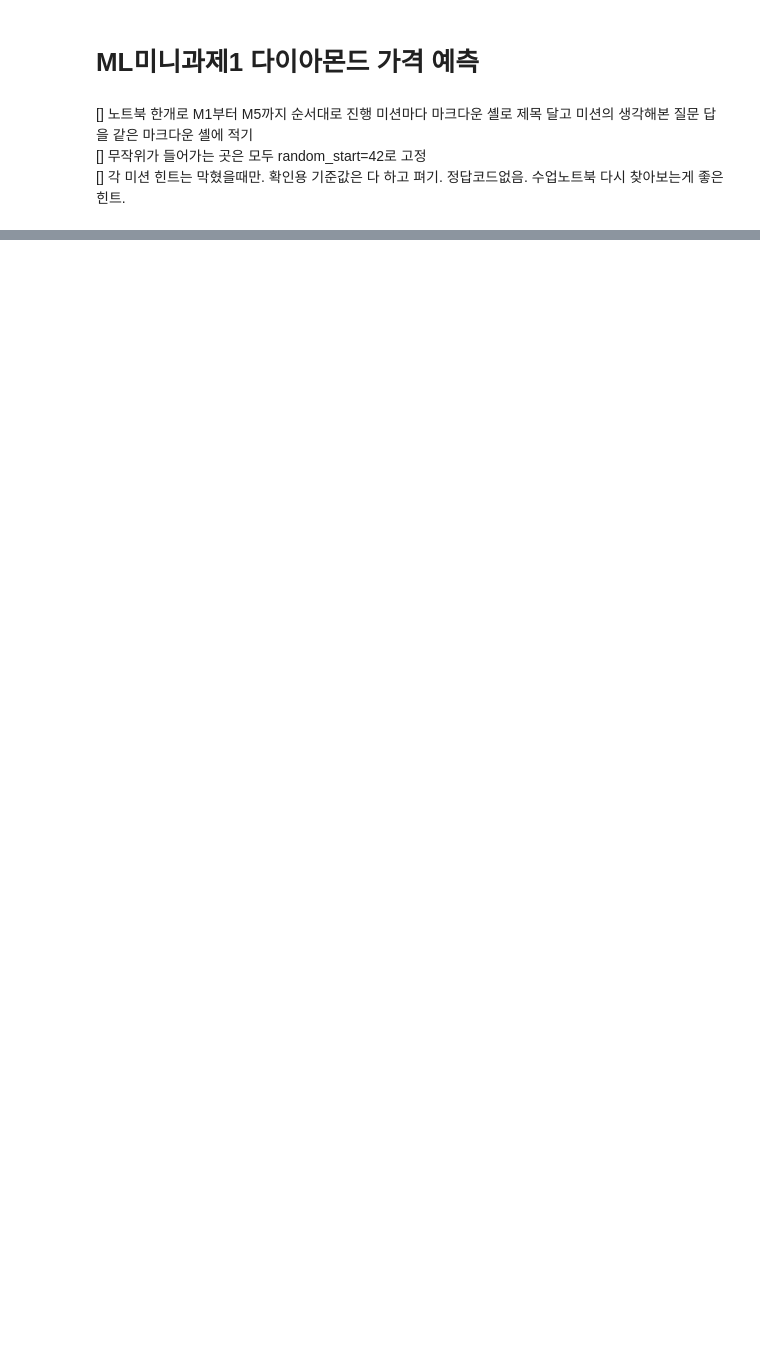
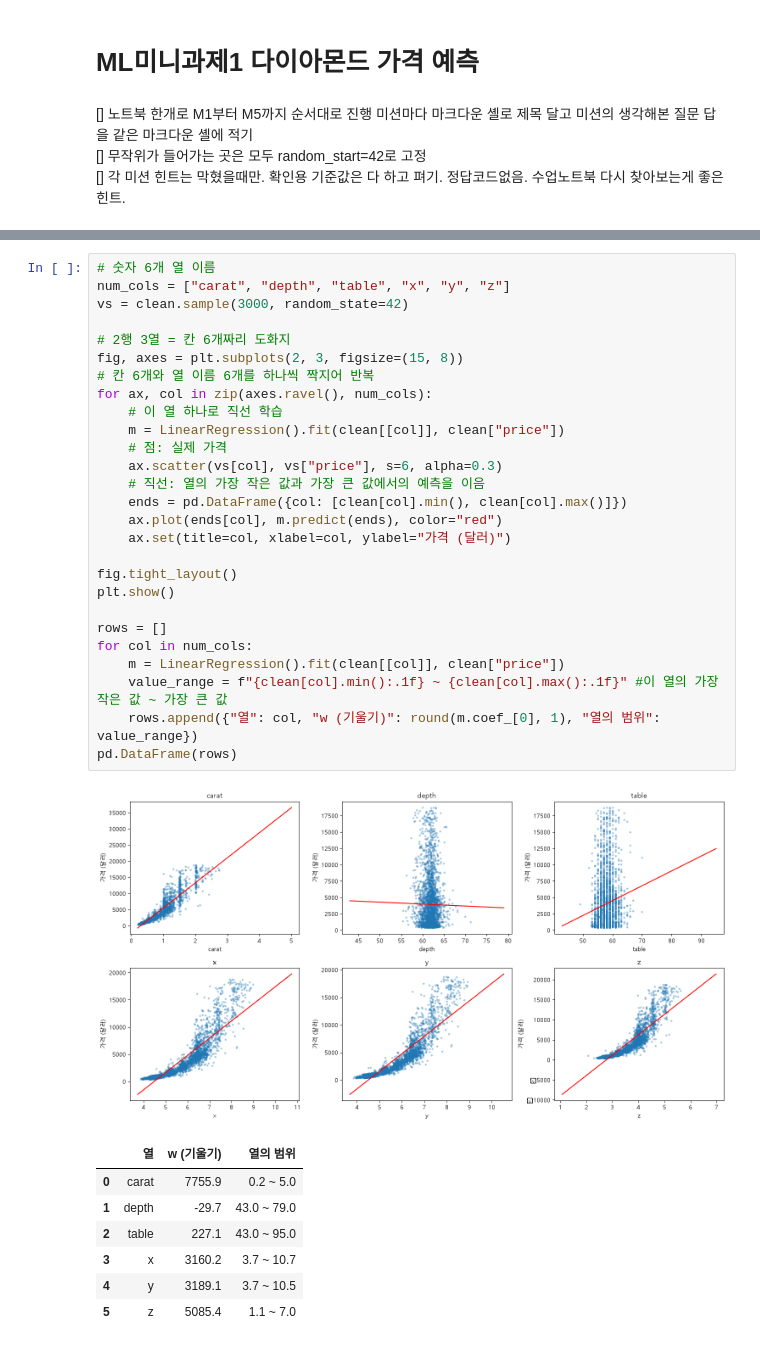
Before and after one commit to mjhsyeagk3410-dot/mini01, a Jupyter notebook: 서재홍_ML미니과제.ipynb, the cells around one changed output, grey strips where cells are left out. Cells and saved outputs as stored; diff of their text form; blank space fills up the shorter version.

```diff
--- a/서재홍_ML미니과제.ipynb
+++ b/서재홍_ML미니과제.ipynb
@@ -138,0 +211,36 @@ plt.show
+# %%
+# 숫자 6개 열 이름
+num_cols = ["carat", "depth", "table", "x", "y", "z"]
+vs = clean.sample(3000, random_state=42)
+
+# 2행 3열 = 칸 6개짜리 도화지
+fig, axes = plt.subplots(2, 3, figsize=(15, 8))
+# 칸 6개와 열 이름 6개를 하나씩 짝지어 반복
+for ax, col in zip(axes.ravel(), num_cols):
+    # 이 열 하나로 직선 학습
+    m = LinearRegression().fit(clean[[col]], clean["price"])
+    # 점: 실제 가격
+    ax.scatter(vs[col], vs["price"], s=6, alpha=0.3)
+    # 직선: 열의 가장 작은 값과 가장 큰 값에서의 예측을 이음
+    ends = pd.DataFrame({col: [clean[col].min(), clean[col].max()]})
+    ax.plot(ends[col], m.predict(ends), color="red")
+    ax.set(title=col, xlabel=col, ylabel="가격 (달러)")
+
+fig.tight_layout()
+plt.show()
+
+rows = []
+for col in num_cols:
+    m = LinearRegression().fit(clean[[col]], clean["price"])
+    value_range = f"{clean[col].min():.1f} ~ {clean[col].max():.1f}" #이 열의 가장 작은 값 ~ 가장 큰 값
+    rows.append({"열": col, "w (기울기)": round(m.coef_[0], 1), "열의 범위": value_range})
+pd.DataFrame(rows)
+# %% [output]
+[figure, added]
+|  | 열 | w (기울기) | 열의 범위 |
+| 0 | carat | 7755.9 | 0.2 ~ 5.0 |
+| 1 | depth | -29.7 | 43.0 ~ 79.0 |
+| 2 | table | 227.1 | 43.0 ~ 95.0 |
+| 3 | x | 3160.2 | 3.7 ~ 10.7 |
+| 4 | y | 3189.1 | 3.7 ~ 10.5 |
+| 5 | z | 5085.4 | 1.1 ~ 7.0 |
```
Also changed, not shown: parts of 11 cells of this notebook.
